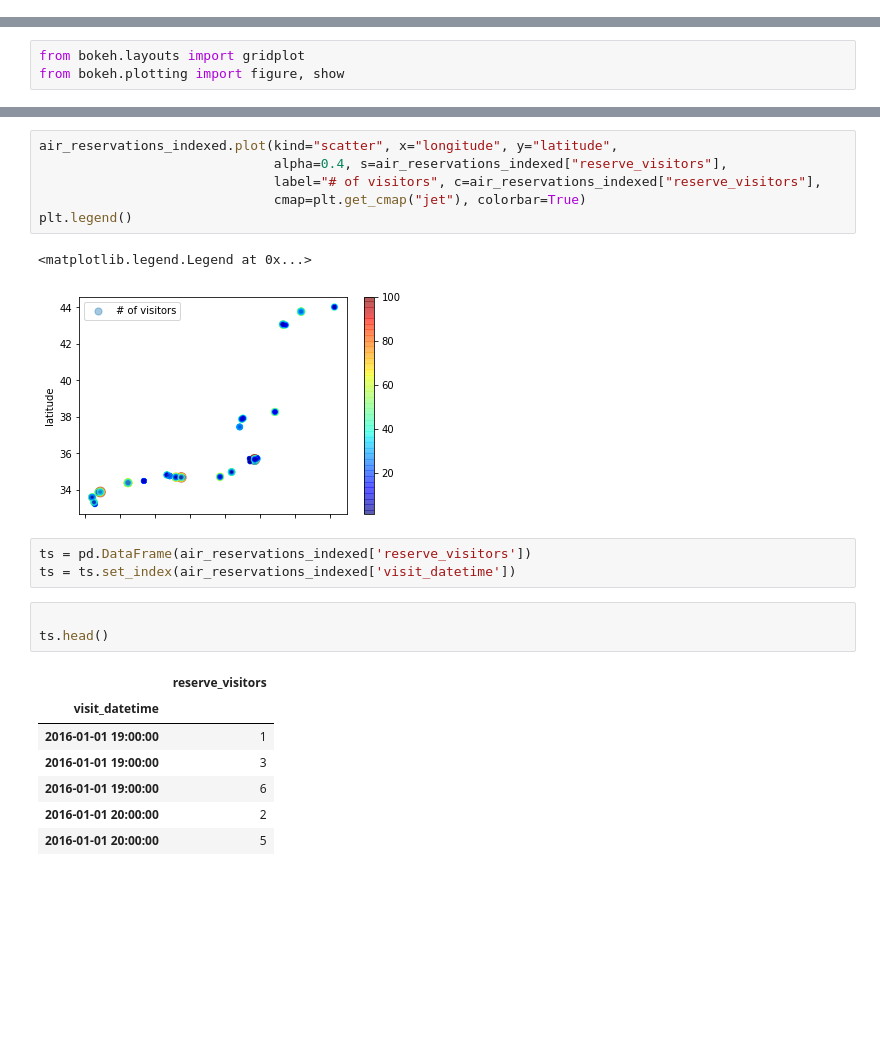
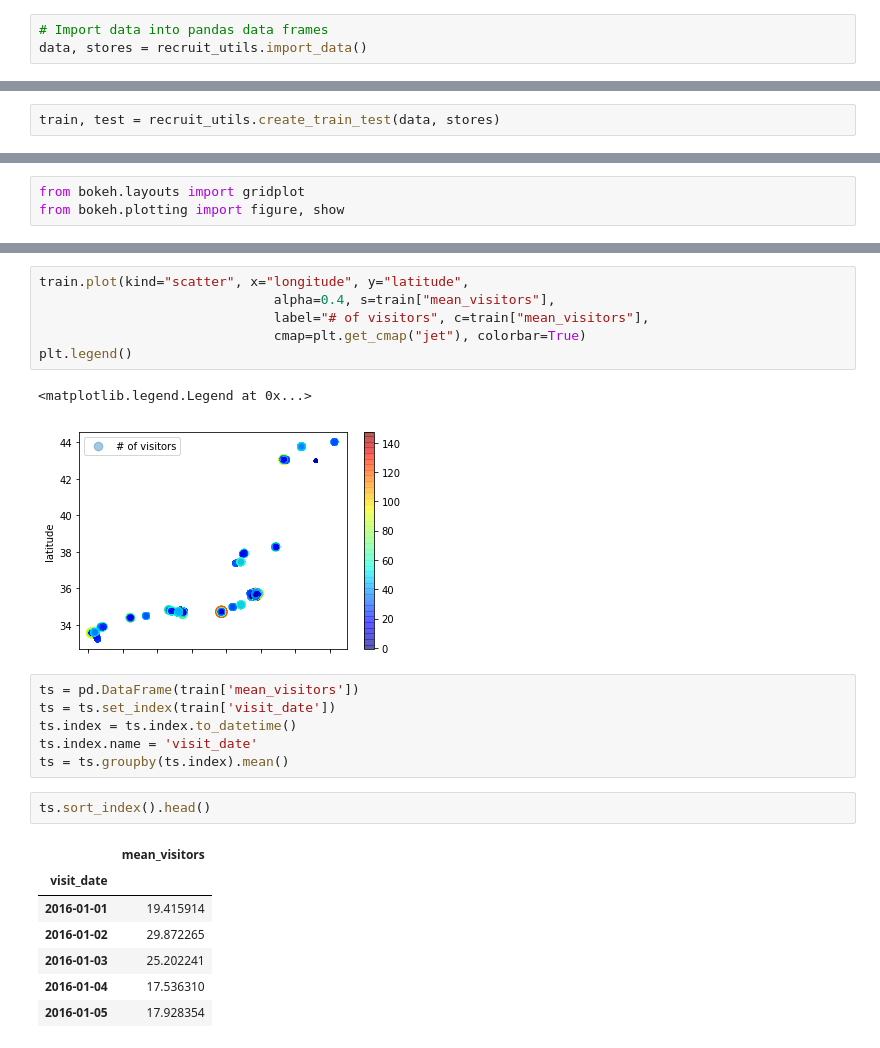
Before and after one commit to lamesen/RecruitRestaurantVisitorForecasting, a Jupyter notebook: ExploratoryDataAnalysis.ipynb, the cells around one changed output, grey strips where cells are left out. Cells and saved outputs as stored; diff of their text form; blank space fills up the shorter version.

```diff
--- a/ExploratoryDataAnalysis.ipynb
+++ b/ExploratoryDataAnalysis.ipynb
@@ -15,0 +8,3 @@ store_id_relation_df = pd.read_csv(r'./data/store_id_relation.csv')
+# %%
+# Import data into pandas data frames
+data, stores = recruit_utils.import_data()
@@ -16 +56,3 @@ store_id_relation_df = pd.read_csv(r'./data/store_id_relation.csv')
+# %%
+train, test = recruit_utils.create_train_test(data, stores)
 # %%
@@ -298,23 +168,25 @@ print(len(train_set), "train records \n", len(test_set), "test records")
 # %%
-air_reservations_indexed.plot(kind="scatter", x="longitude", y="latitude",
-                              alpha=0.4, s=air_reservations_indexed["reserve_visitors"],
-                              label="# of visitors", c=air_reservations_indexed["reserve_visitors"],
+train.plot(kind="scatter", x="longitude", y="latitude",
+                              alpha=0.4, s=train["mean_visitors"],
+                              label="# of visitors", c=train["mean_visitors"],
                               cmap=plt.get_cmap("jet"), colorbar=True)
 plt.legend()
 # %% [output]
 <matplotlib.legend.Legend at 0x...>
-[figure, old version]
+[figure, new version]
-# %%
-ts = pd.DataFrame(air_reservations_indexed['reserve_visitors'])
-ts = ts.set_index(air_reservations_indexed['visit_datetime'])
-# %%
-
-ts.head()
-# %% [output]
-|  | reserve_visitors |
-| visit_datetime |  |
-| 2016-01-01 19:00:00 | 1 |
-| 2016-01-01 19:00:00 | 3 |
-| 2016-01-01 19:00:00 | 6 |
-| 2016-01-01 20:00:00 | 2 |
-| 2016-01-01 20:00:00 | 5 |
+# %%
+ts = pd.DataFrame(train['mean_visitors'])
+ts = ts.set_index(train['visit_date'])
+ts.index = ts.index.to_datetime()
+ts.index.name = 'visit_date'
+ts = ts.groupby(ts.index).mean()
+# %%
+ts.sort_index().head()
+# %% [output]
+|  | mean_visitors |
+| visit_date |  |
+| 2016-01-01 | 19.415914 |
+| 2016-01-02 | 29.872265 |
+| 2016-01-03 | 25.202241 |
+| 2016-01-04 | 17.536310 |
+| 2016-01-05 | 17.928354 |
```
Also changed, not shown: parts of 27 cells of this notebook, 1 other file.
